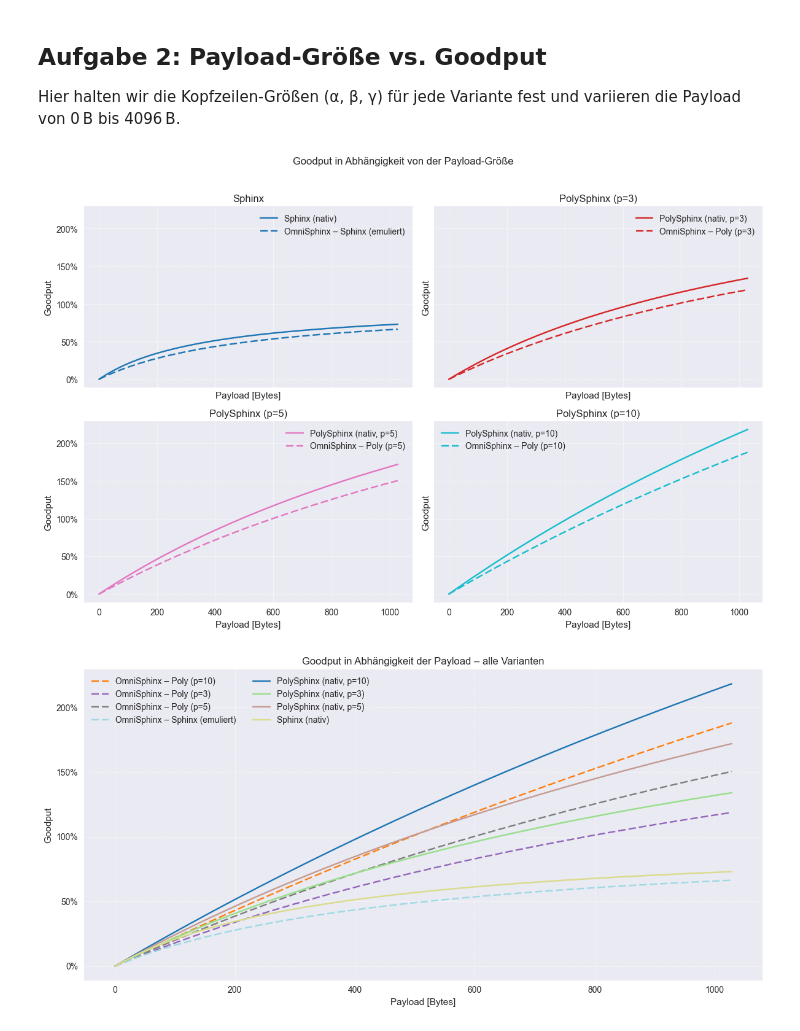
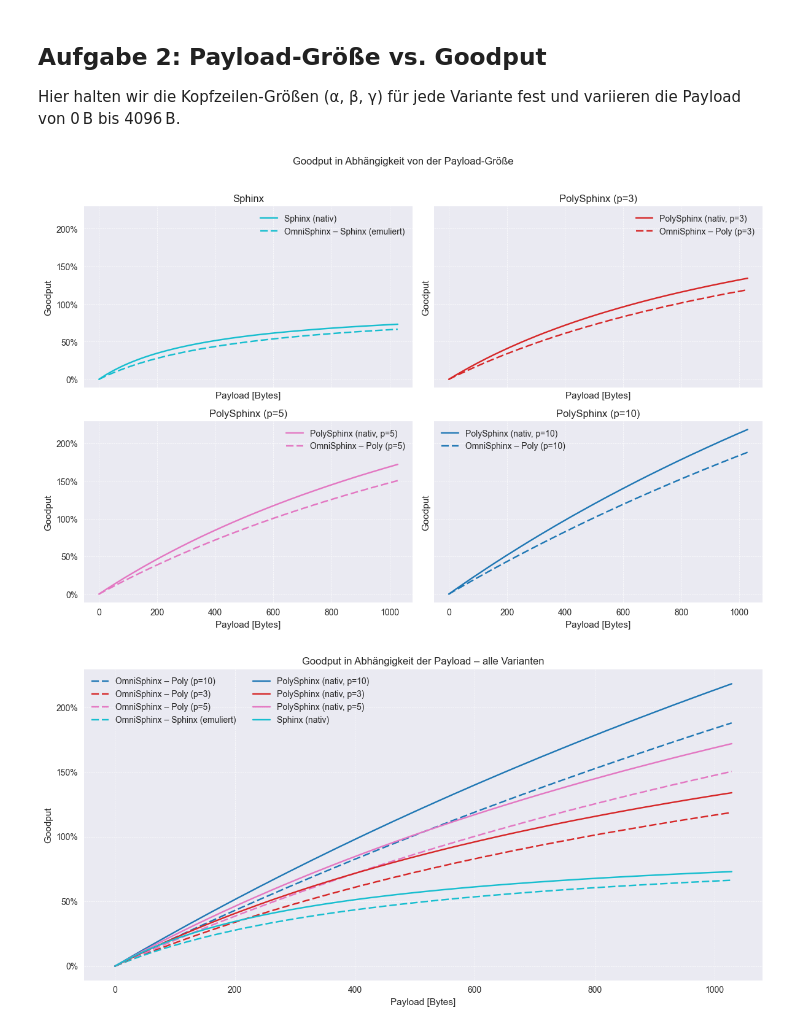
Before and after one commit to kit-ps/OmniSphinx, a Jupyter notebook: size_evaluation.ipynb, the cells around one changed output. Saved outputs shown, nothing was run; the diff lists cells and outputs as text; code cells hidden in the pictures.

```diff
--- a/size_evaluation.ipynb
+++ b/size_evaluation.ipynb
@@ -251,8 +251,8 @@ summary_df
 Wir untersuchen, wie sich die wählbare Größe von β auf die Goodput-Effizienz der unterschiedlichen OmniSphinx-Varianten auswirkt. Die Payload ist auf 512 Bytes fixiert, während β über einem zulässigen Bereich variiert. Für β-Werte unterhalb der jeweiligen Mindestgröße wird kein Punkt dargestellt.
 # %%
 PAYLOAD_TASK1_BYTES = 512
-BETA_EXTRA_MAX_BYTES = 4096
-BETA_STEP_BYTES = 16
+BETA_MAX_BYTES = 8192
+BETA_STEP_BYTES = 1
 
 payload_bits_task1 = bytes_to_bits(PAYLOAD_TASK1_BYTES)
 omni_variants = {key: variant for key, variant in variants.items() if variant.kind == "omni"}
@@ -266,9 +266,11 @@ for key, variant in omni_variants.items():
     replication_factor = variant.p if variant.p is not None else 1
     beta_min_bits = variant.beta_min
     beta_min_bytes = bits_to_full_bytes(beta_min_bits)
+    if beta_min_bytes > BETA_MAX_BYTES:
+        raise ValueError("β-Minimum {beta_min_bytes} B der Variante {variant.name} überschreitet BETA_MAX_BYTES")
     beta_range_bytes = np.arange(
         beta_min_bytes,
-        beta_min_bytes + BETA_EXTRA_MAX_BYTES + BETA_STEP_BYTES,
+        BETA_MAX_BYTES + BETA_STEP_BYTES,
         BETA_STEP_BYTES,
     )
 
@@ -324,7 +326,7 @@ for variant_name, group in beta_goodput_df.groupby("Variante"):
         linewidth=2,
     )
 
-ax.set_title("Goodput in Abhängigkeit von β – OmniSphinx-Varianten")
+ax.set_title("Goodput in Abhängigkeit von β - OmniSphinx-Varianten")
 ax.set_xlabel("β-Länge [Bytes]")
 ax.set_ylabel("Goodput")
 ax.yaxis.set_major_formatter(mtick.PercentFormatter(1.0))
@@ -340,12 +342,22 @@ plt.show()
 Hier halten wir die Kopfzeilen-Größen (α, β, γ) für jede Variante fest und variieren die Payload von 0 B bis 4096 B.
 # %%
 PAYLOAD_MAX_BYTES = 1028
-PAYLOAD_STEP_BYTES = 4
+PAYLOAD_STEP_BYTES = 1
 
 payload_range_bytes = np.arange(0, PAYLOAD_MAX_BYTES + PAYLOAD_STEP_BYTES, PAYLOAD_STEP_BYTES)
 
 payload_goodput_records = []
 variant_families = []
+color_group_map = {
+    "omni_sphinx": "Sphinx",
+    "sphinx_native": "Sphinx",
+    "omni_poly_p3": "PolySphinx (p=3)",
+    "poly_native_p3": "PolySphinx (p=3)",
+    "omni_poly_p5": "PolySphinx (p=5)",
+    "poly_native_p5": "PolySphinx (p=5)",
+    "omni_poly_p10": "PolySphinx (p=10)",
+    "poly_native_p10": "PolySphinx (p=10)",
+}
 
 for key, variant in variants.items():
     replication_factor = variant.p if variant.p is not None else 1
@@ -362,12 +374,15 @@ for key, variant in variants.items():
     if family not in variant_families:
         variant_families.append(family)
 
+    color_group = color_group_map.get(key, variant.name)
+
     payload_goodput_records.append(
         pd.DataFrame(
             {
                 "Variante": variant.name,
                 "Variantenfamilie": family,
                 "Kind": variant.kind,
+                "Farbgruppe": color_group,
                 "Payload [B]": payload_range_bytes,
                 "Goodput": goodput_values,
             }
@@ -381,18 +396,18 @@ payload_goodput_df = (
 )
 
 line_styles = {"native": "-", "omni": (0, (5, 2))}
-family_colors = dict(
+
+group_colors = dict(
     zip(
-        variant_families,
-        plt.cm.tab10(np.linspace(0, 1, max(1, len(variant_families)))),
+        payload_goodput_df["Farbgruppe"].unique(),
+        plt.cm.tab10(np.linspace(0, 1, payload_goodput_df["Farbgruppe"].nunique())),
     )
 )
-variant_colors = dict(
-    zip(
-        payload_goodput_df["Variante"].unique(),
-        plt.cm.tab20(np.linspace(0, 1, payload_goodput_df["Variante"].nunique())),
-    )
-)
+
+variant_colors = {}
+for variant_name, color_group in (payload_goodput_df[["Variante", "Farbgruppe"]].drop_duplicates().itertuples(index=False)):
+    variant_colors[variant_name] = group_colors[color_group]
+
 
 ncols = 2
 nrows = math.ceil(len(variant_families) / ncols)
@@ -407,7 +422,7 @@ for ax, family in zip(axes, variant_families):
             sorted_group["Payload [B]"],
             sorted_group["Goodput"],
             label=sorted_group["Variante"].iloc[0],
-            color=family_colors[family],
+            color=variant_colors[sorted_group["Variante"].iloc[0]],
             linestyle=line_styles.get(kind, "-"),
         )
     ax.set_title(family)
@@ -418,32 +433,32 @@ for ax, family in zip(axes, variant_families):
     ax.legend()
 
 for ax in axes[len(variant_families):]:
     ax.set_visible(False)
 
 fig.suptitle("Goodput in Abhängigkeit von der Payload-Größe")
 fig.tight_layout(rect=(0, 0, 1, 0.96))
 plt.show()
 
 # Gesamtansicht aller Varianten
 fig, ax = plt.subplots(figsize=(12, 6))
 for variant_name, group in payload_goodput_df.groupby("Variante"):
     sorted_group = group.sort_values("Payload [B]")
     ax.plot(
         sorted_group["Payload [B]"],
         sorted_group["Goodput"],
         label=variant_name,
         color=variant_colors[variant_name],
         linestyle=line_styles.get(sorted_group["Kind"].iloc[0], "-"),
     )
 
 ax.set_title("Goodput in Abhängigkeit der Payload – alle Varianten")
 ax.set_xlabel("Payload [Bytes]")
 ax.set_ylabel("Goodput")
 ax.yaxis.set_major_formatter(mtick.PercentFormatter(1.0))
 ax.grid(True, which="both", linestyle="--", linewidth=0.5)
 ax.legend(ncol=2)
 fig.tight_layout()
 plt.show()
 # %% [output]
-[figure, old version]
+[figure, new version]
-[figure, old version]
+[figure, new version]
```
Also changed, not shown: parts of 1 cell of this notebook.
